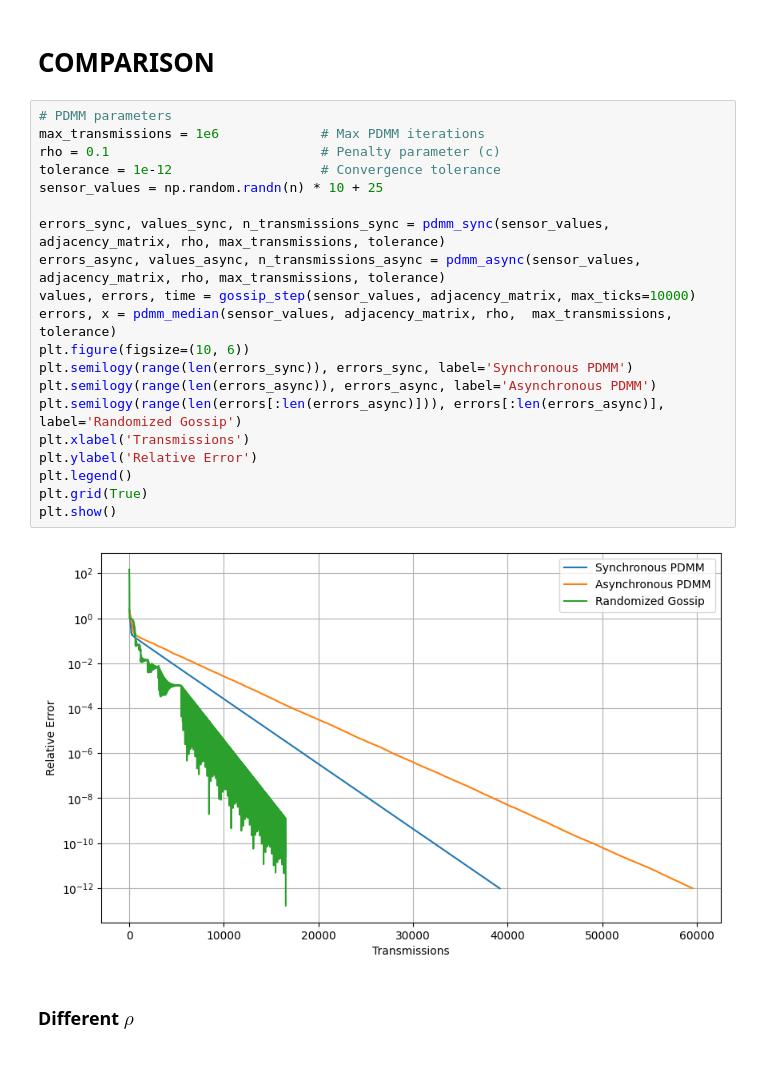
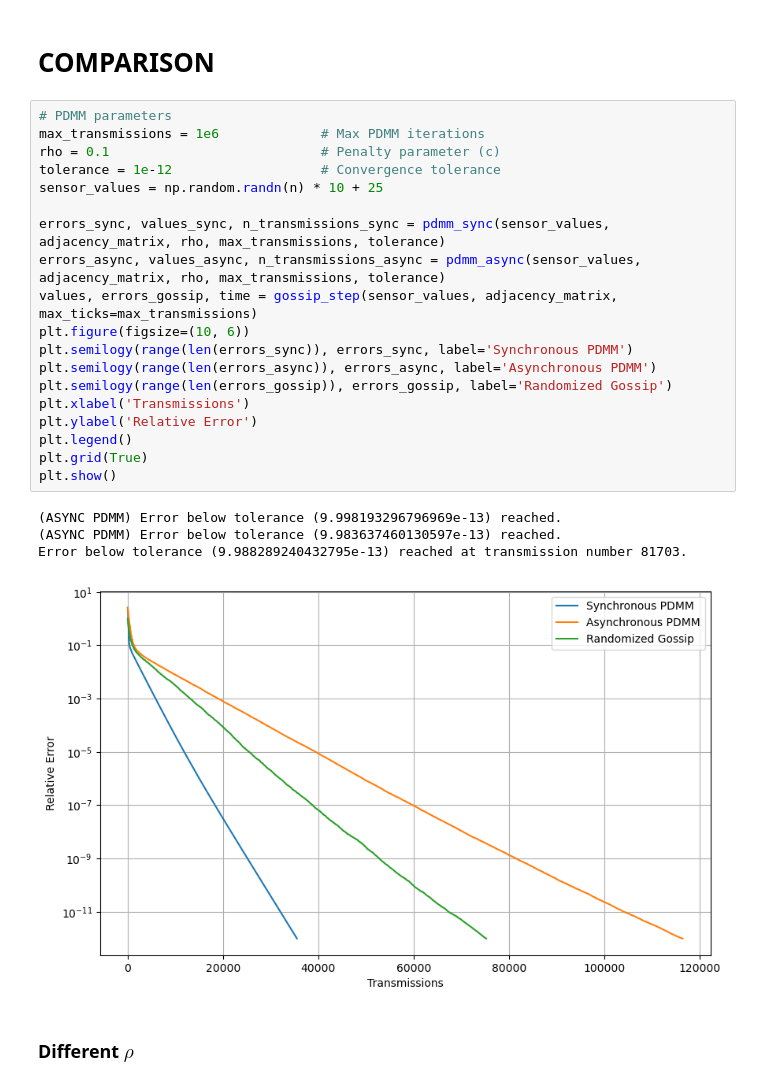
Before and after one commit to AybarsManav/PDMM, a Jupyter notebook: main.ipynb, the cells around one changed output. Cells and saved outputs as stored; diff of their text form.

Commit message:
Random edge selection

```diff
--- a/main.ipynb
+++ b/main.ipynb
@@ -181,25 +185,27 @@ plt.show()
 # %%
 # PDMM parameters
 max_transmissions = 1e6             # Max PDMM iterations
 rho = 0.1                           # Penalty parameter (c)
 tolerance = 1e-12                   # Convergence tolerance
 sensor_values = np.random.randn(n) * 10 + 25
 
 errors_sync, values_sync, n_transmissions_sync = pdmm_sync(sensor_values, adjacency_matrix, rho, max_transmissions, tolerance)
 errors_async, values_async, n_transmissions_async = pdmm_async(sensor_values, adjacency_matrix, rho, max_transmissions, tolerance)
-values, errors, time = gossip_step(sensor_values, adjacency_matrix, max_ticks=10000)
-errors, x = pdmm_median(sensor_values, adjacency_matrix, rho,  max_transmissions, tolerance)
+values, errors_gossip, time = gossip_step(sensor_values, adjacency_matrix, max_ticks=max_transmissions)
 plt.figure(figsize=(10, 6))
 plt.semilogy(range(len(errors_sync)), errors_sync, label='Synchronous PDMM')
 plt.semilogy(range(len(errors_async)), errors_async, label='Asynchronous PDMM')
-plt.semilogy(range(len(errors[:len(errors_async)])), errors[:len(errors_async)], label='Randomized Gossip')
+plt.semilogy(range(len(errors_gossip)), errors_gossip, label='Randomized Gossip')
 plt.xlabel('Transmissions')
 plt.ylabel('Relative Error')
 plt.legend()
 plt.grid(True)
 plt.show()
 # %% [output]
+(ASYNC PDMM) Error below tolerance (9.998193296796969e-13) reached.
+(ASYNC PDMM) Error below tolerance (9.983637460130597e-13) reached.
+Error below tolerance (9.988289240432795e-13) reached at transmission number 81703.
-[figure, old version]
+[figure, new version]
 # %% [markdown]
 ### Different $\rho$
 # %%
```
Also changed, not shown: parts of 7 cells of this notebook, 1 other file.
